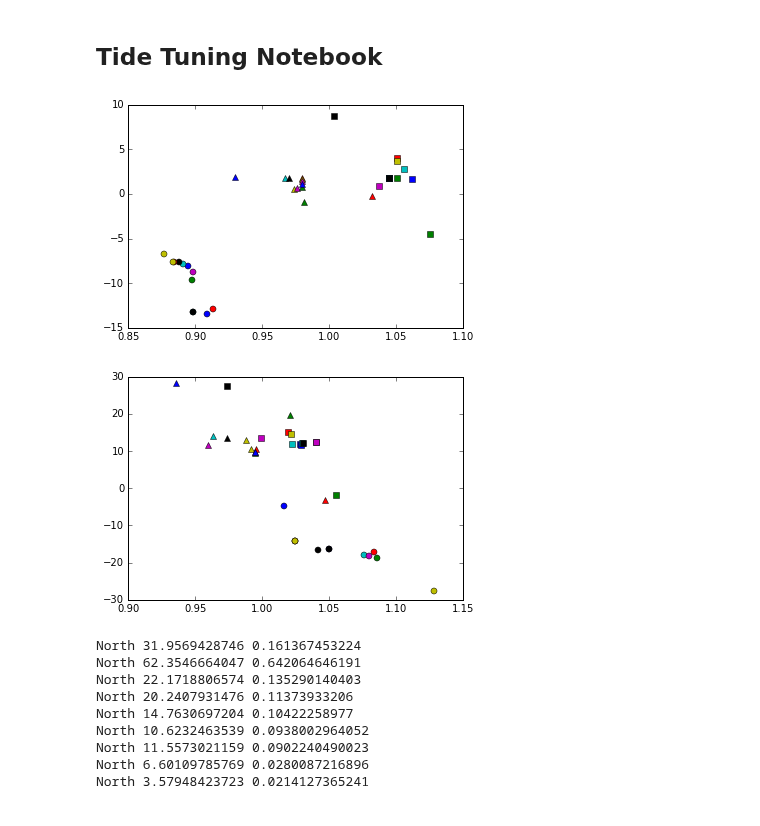
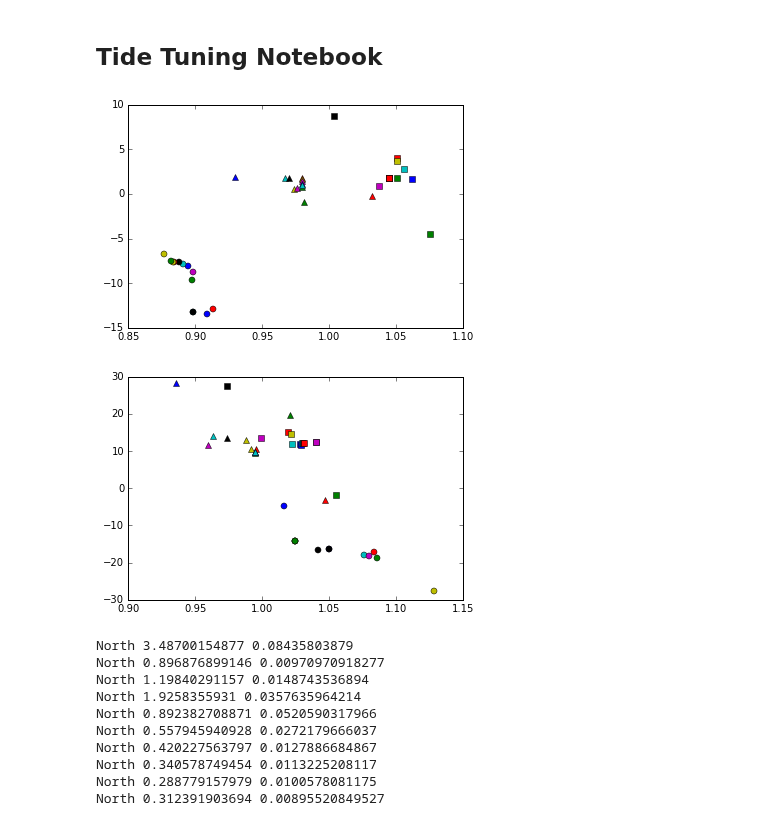
Before and after one commit to SalishSeaCast/analysis, a Jupyter notebook: Susan/TideTuning.ipynb, the cells around one changed output. Cells and saved outputs as stored; diff of their text form; code cells hidden in the pictures.

```diff
--- a/Susan/TideTuning.ipynb
+++ b/Susan/TideTuning.ipynb
@@ -4,6 +4,8 @@
 import matplotlib.pyplot as plt
 import numpy as np
 %matplotlib inline
+# %%
+TS13in = {'North': {'M2': {'Amp': 0.8845477202697829, 'Pha': 2.3403076176485551}, 'O1': {'Amp': 0.96272350844507903, 'Pha': 12.0}, 'S2': {'Amp': 1.0379680543704286, 'Pha': -9.2}, 'K1': {'Amp': 1.0330857501316655, 'Pha': -19.0}, 'Q1': {'Amp': 0.97916112578543213, 'Pha': 4.0}, 'N2': {'Amp': 0.9832161382284451, 'Pha': -4.6840045875437299}}, 'West': {'M2': {'Amp': 0.88170684906405461, 'Pha': -7.5434415446258862}, 'O1': {'Amp': 1.0309632498092482, 'Pha': 12.2}, 'S2': {'Amp': 1.0446321721304719, 'Pha': 1.73}, 'K1': {'Amp': 1.0243962888030014, 'Pha': -14.26898720916071}, 'Q1': {'Amp': 0.9943368632471852, 'Pha': 9.85}, 'N2': {'Amp': 0.9797124228733876, 'Pha': 1.0}}}
 # %%
 TS12in = {'West': {'K1': {'Pha': -14.26898720916071, 'Amp': 1.0243962888030014}, 'S2': {'Pha': 1.73, 'Amp': 1.0446178034256923}, 'Q1': {'Pha': 9.8, 'Amp': 0.9943368632471852}, 'O1': {'Pha': 12.050236466923987, 'Amp': 1.0305322478848729}, 'N2': {'Pha': 1.1, 'Amp': 0.9797124228733876}, 'M2': {'Pha': -7.5808775409993272, 'Amp': 0.883}}, 'North': {'K1': {'Pha': -15.0, 'Amp': 1.0}, 'S2': {'Pha': -9.132874394421526, 'Amp': 1.0379680543704286}, 'Q1': {'Pha': 1.6326019921444512, 'Amp': 0.99137048561193775}, 'O1': {'Pha': 12.399628661111066, 'Amp': 0.96285725026965896}, 'N2': {'Pha': -4.6862481353032051, 'Amp': 0.98321613822844511}, 'M2': {'Pha': 2.3120312919802783, 'Amp': 0.88373899355715846}}}
 # %%
@@ -123,17 +125,17 @@ def initialize_dict():
 TSNin = initialize_dict()
 TSN2in = initialize_dict()
 # %%
-for TS in (TS1in, TS2in, TS3in, TS4in, TS5in, TS6in, TS7in, TS8in, TS9in, TS10in, TS11in, TS12in):
+for TS in (TS1in, TS2in, TS3in, TS4in, TS5in, TS6in, TS7in, TS8in, TS9in, TS10in, TS11in, TS12in, TS13in):
     for const, symbol in zip(('M2', 'S2', 'N2'), ('o','s','^')):
         plt.plot(TS['West'][const]['Amp'], TS['West'][const]['Pha'],symbol)
 # %% [output]
-[figure, old version]
+[figure, new version]
 # %%
-for TS in (TS1in, TS2in, TS3in, TS4in, TS5in, TS6in, TS7in, TS8in, TS9in, TS10in, TS11in, TS12in):
+for TS in (TS1in, TS2in, TS3in, TS4in, TS5in, TS6in, TS7in, TS8in, TS9in, TS10in, TS11in, TS12in, TS13in):
     for const, symbol in zip(('K1', 'O1', 'Q1'), ('o','s','^')):
         plt.plot(TS['West'][const]['Amp'], TS['West'][const]['Pha'],symbol)
 # %% [output]
-[figure, old version]
+[figure, new version]
 # %%
 Ts1out = {'West': {'Q1': {'Amp': 1.0002572547617277, 'Pha': 3.0075447504032695}, 'S2': {'Amp': 0.95307125754457123, 'Pha': 5.7198115533444138}, 'K1': {'Amp': 1.0585313055637906, 'Pha': -13.200757777125908}, 'M2': {'Amp': 0.98799240608799199, 'Pha': 0.29234517194957516}, 'N2': {'Amp': 0.93318917930521317, 'Pha': 1.0654603431878371}, 'O1': {'Amp': 1.0029590524663352, 'Pha': 2.3038937822556562}}, 'North': {'Q1': {'Amp': 1.263438995383616, 'Pha': -17.096293558632283}, 'S2': {'Amp': 1.0004497332114852, 'Pha': 1.9782821187744162}, 'K1': {'Amp': 1.0063487360512036, 'Pha': -52.899421715538068}, 'M2': {'Amp': 0.97668547636460912, 'Pha': 0.30302472717710316}, 'N2': {'Amp': 0.97999881464282712, 'Pha': 0.082189463385645922}, 'O1': {'Amp': 1.0365442709803026, 'Pha': -0.42241125887312592}}}
 # %%
@@ -172,25 +176,26 @@ TS12out = {'North': {'Q1': {'Pha': -2.8028207797105438, 'Amp': 1.006719685850410
 diurnals = ('K1', 'O1', 'Q1')
 semis = ('M2', 'S2', 'N2')
 # %%
-for TS in (TS4newBout, TS5out, TS6out, TS7out, TS8out, TS9out, TS10out, TS11out, TS12out):
+for TS in (TS4newBout, TS5out, TS6out, TS7out, TS8out, TS9out, TS10out, TS11out, TS12out, TS13out):
     for side in ('West', 'North'):
         phaerror = 0
         amperror = 0
-        for const in diurnals:
+        for const in semis:
             phaerror += TS[side][const]['Pha']**2
             amperror += (TS[side][const]['Amp'] - 1)**2
         if side=='North':
             print (side, np.sqrt(phaerror/3.), np.sqrt(amperror/3.) )
 # %% [output]
-North 31.9569428746 0.161367453224
-North 62.3546664047 0.642064646191
-North 22.1718806574 0.135290140403
-North 20.2407931476 0.11373933206
-North 14.7630697204 0.10422258977
-North 10.6232463539 0.0938002964052
-North 11.5573021159 0.0902240490023
-North 6.60109785769 0.0280087216896
-North 3.57948423723 0.0214127365241
+North 3.48700154877 0.08435803879
+North 0.896876899146 0.00970970918277
+North 1.19840291157 0.0148743536894
+North 1.9258355931 0.0357635964214
+North 0.892382708871 0.0520590317966
+North 0.557945940928 0.0272179666037
+North 0.420227563797 0.0127886684867
+North 0.340578749454 0.0113225208117
+North 0.288779157979 0.0100578081175
+North 0.312391903694 0.00895520849527
 # %%
 correction = {'S2': {'Pha' : ('M2', False, True),
                     'Amp': ('M2', True, False)},
```
Also changed, not shown: parts of 9 cells of this notebook, 1 other file.
